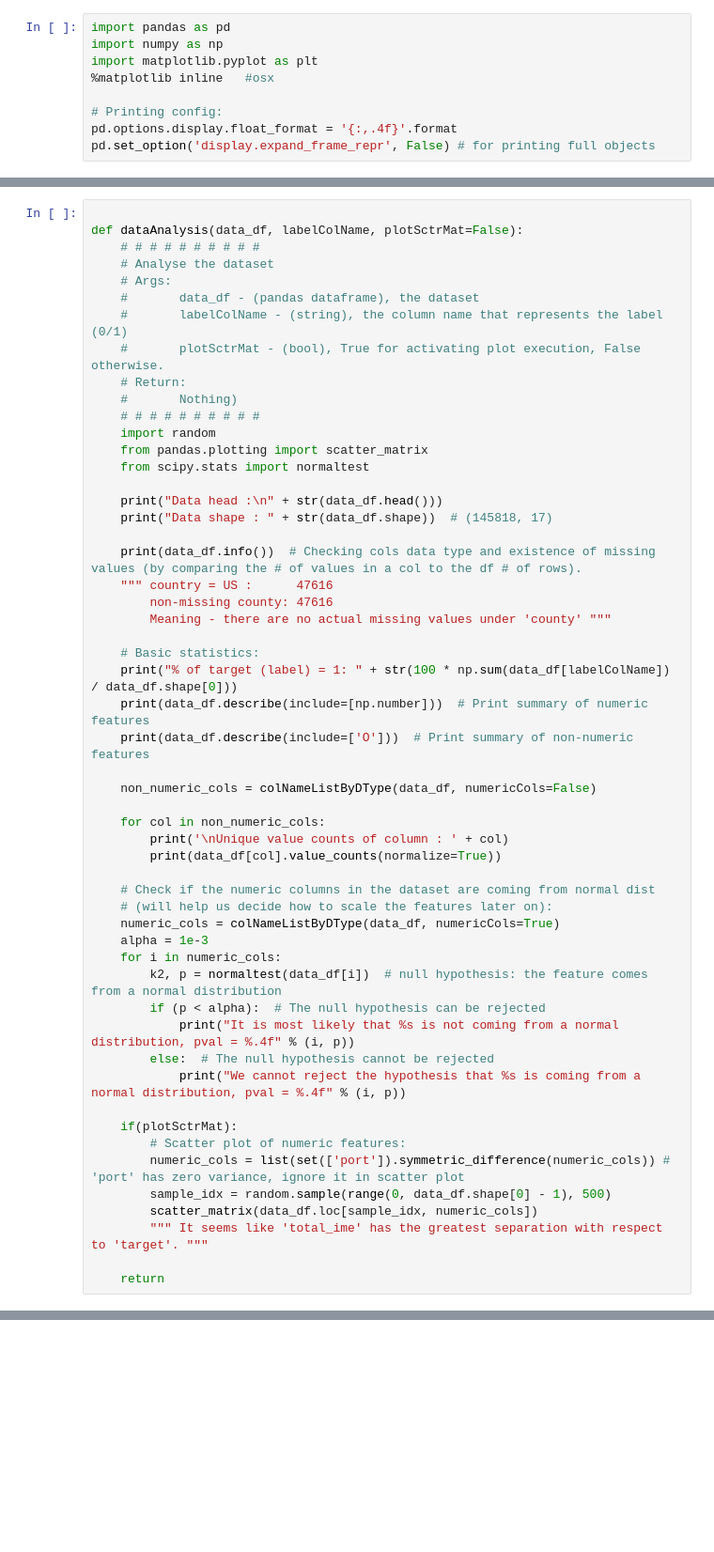
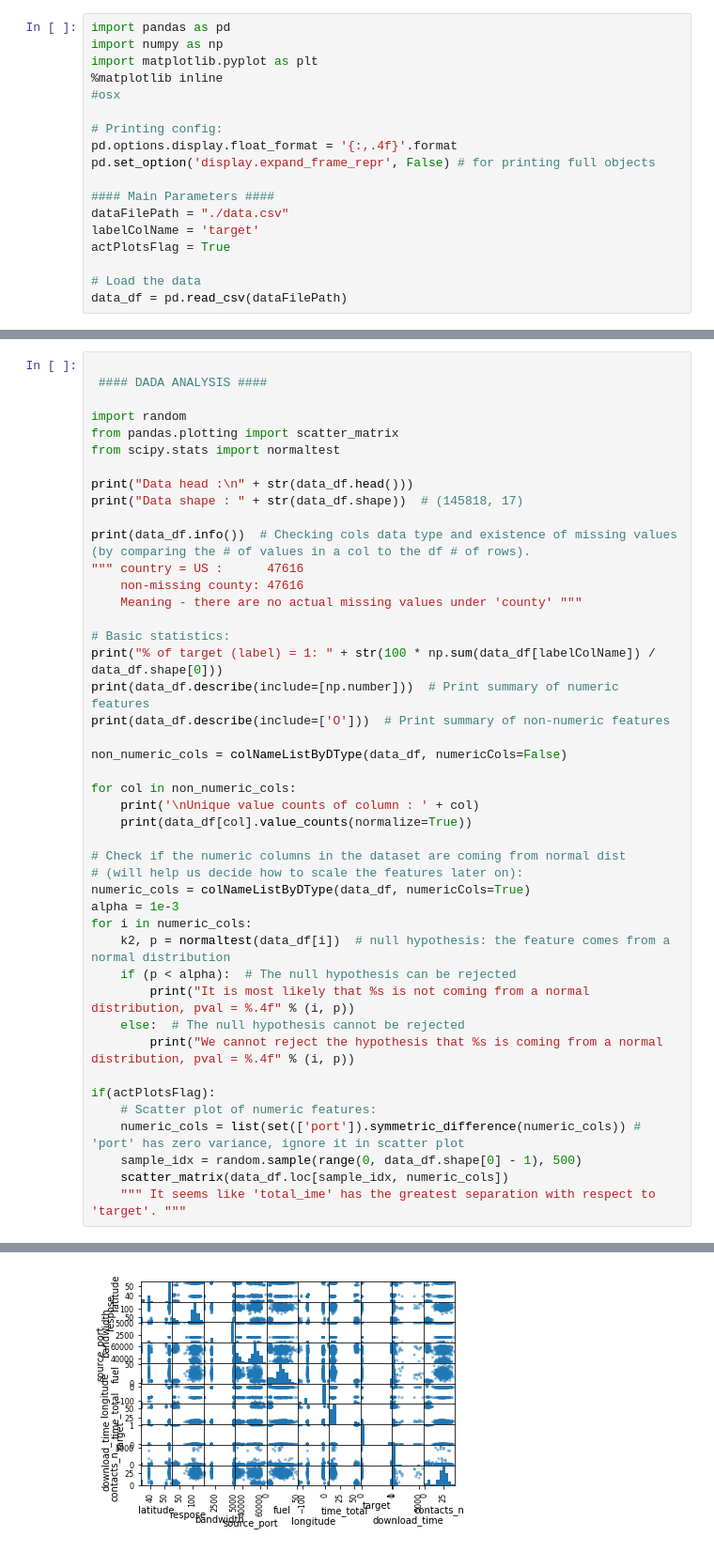
Before and after one commit to michaly/akmTest, a Jupyter notebook: akm_q2.ipynb, the cells around one changed output, grey strips where cells are left out. Shown at 94% size. Drawn from its saved outputs; the diff is of its cells as text; blank space fills up the shorter version.

```diff
--- a/akm_q2.ipynb
+++ b/akm_q2.ipynb
@@ -2,11 +2,20 @@
 import pandas as pd
 import numpy as np
 import matplotlib.pyplot as plt
-%matplotlib inline   #osx
+%matplotlib inline
+#osx
 
 # Printing config:
 pd.options.display.float_format = '{:,.4f}'.format
 pd.set_option('display.expand_frame_repr', False) # for printing full objects
+
+#### Main Parameters ####
+dataFilePath = "./data.csv"
+labelColName = 'target'
+actPlotsFlag = True
+
+# Load the data
+data_df = pd.read_csv(dataFilePath)
 # %%
 def colNameListByDType(df, numericCols=True):
     # # # # # # # # # #
@@ -37,55 +46,46 @@ def colNameListByDType(df, numericCols=True):
     return col_name_list
 # %%
 
-def dataAnalysis(data_df, labelColName, plotSctrMat=False):
-    # # # # # # # # # #
-    # Analyse the dataset
-    # Args:
-    #       data_df - (pandas dataframe), the dataset
-    #       labelColName - (string), the column name that represents the label (0/1)
-    #       plotSctrMat - (bool), True for activating plot execution, False otherwise.
-    # Return:
-    #       Nothing)
-    # # # # # # # # # #
-    import random
-    from pandas.plotting import scatter_matrix
-    from scipy.stats import normaltest
+ #### DADA ANALYSIS ####
 
-    print("Data head :\n" + str(data_df.head()))
-    print("Data shape : " + str(data_df.shape))  # (145818, 17)
+import random
+from pandas.plotting import scatter_matrix
+from scipy.stats import normaltest
 
-    print(data_df.info())  # Checking cols data type and existence of missing values (by comparing the # of values in a col to the df # of rows).
-    """ country = US :      47616
-        non-missing county: 47616
-        Meaning - there are no actual missing values under 'county' """
+print("Data head :\n" + str(data_df.head()))
+print("Data shape : " + str(data_df.shape))  # (145818, 17)
 
-    # Basic statistics:
-    print("% of target (label) = 1: " + str(100 * np.sum(data_df[labelColName]) / data_df.shape[0]))
-    print(data_df.describe(include=[np.number]))  # Print summary of numeric features
-    print(data_df.describe(include=['O']))  # Print summary of non-numeric features
+print(data_df.info())  # Checking cols data type and existence of missing values (by comparing the # of values in a col to the df # of rows).
+""" country = US :      47616
+    non-missing county: 47616
+    Meaning - there are no actual missing values under 'county' """
 
-    non_numeric_cols = colNameListByDType(data_df, numericCols=False)
+# Basic statistics:
+print("% of target (label) = 1: " + str(100 * np.sum(data_df[labelColName]) / data_df.shape[0]))
+print(data_df.describe(include=[np.number]))  # Print summary of numeric features
+print(data_df.describe(include=['O']))  # Print summary of non-numeric features
 
-    for col in non_numeric_cols:
-        print('\nUnique value counts of column : ' + col)
-        print(data_df[col].value_counts(normalize=True))
+non_numeric_cols = colNameListByDType(data_df, numericCols=False)
 
-    # Check if the numeric columns in the dataset are coming from normal dist
-    # (will help us decide how to scale the features later on):
-    numeric_cols = colNameListByDType(data_df, numericCols=True)
-    alpha = 1e-3
-    for i in numeric_cols:
-        k2, p = normaltest(data_df[i])  # null hypothesis: the feature comes from a normal distribution
-        if (p < alpha):  # The null hypothesis can be rejected
-            print("It is most likely that %s is not coming from a normal distribution, pval = %.4f" % (i, p))
-        else:  # The null hypothesis cannot be rejected
-            print("We cannot reject the hypothesis that %s is coming from a normal distribution, pval = %.4f" % (i, p))
+for col in non_numeric_cols:
+    print('\nUnique value counts of column : ' + col)
+    print(data_df[col].value_counts(normalize=True))
 
-    if(plotSctrMat):
-        # Scatter plot of numeric features:
-        numeric_cols = list(set(['port']).symmetric_difference(numeric_cols)) # 'port' has zero variance, ignore it in scatter plot
-        sample_idx = random.sample(range(0, data_df.shape[0] - 1), 500)
-        scatter_matrix(data_df.loc[sample_idx, numeric_cols])
-        """ It seems like 'total_ime' has the greatest separation with respect to 'target'. """
+# Check if the numeric columns in the dataset are coming from normal dist
+# (will help us decide how to scale the features later on):
+numeric_cols = colNameListByDType(data_df, numericCols=True)
+alpha = 1e-3
+for i in numeric_cols:
+    k2, p = normaltest(data_df[i])  # null hypothesis: the feature comes from a normal distribution
+    if (p < alpha):  # The null hypothesis can be rejected
+        print("It is most likely that %s is not coming from a normal distribution, pval = %.4f" % (i, p))
+    else:  # The null hypothesis cannot be rejected
+        print("We cannot reject the hypothesis that %s is coming from a normal distribution, pval = %.4f" % (i, p))
 
-    return
+if(actPlotsFlag):
+    # Scatter plot of numeric features:
+    numeric_cols = list(set(['port']).symmetric_difference(numeric_cols)) # 'port' has zero variance, ignore it in scatter plot
+    sample_idx = random.sample(range(0, data_df.shape[0] - 1), 500)
+    scatter_matrix(data_df.loc[sample_idx, numeric_cols])
+    """ It seems like 'total_ime' has the greatest separation with respect to 'target'. """
+# %% [output]
@@ -92,3 +109,4 @@ def dataAnalysis(data_df, labelColName, plotSctrMat=False):
+[figure, added]
 # %%
 
 def colNamesToFilter(df, method, min_val):
```
Also changed, not shown: parts of 10 cells of this notebook.
